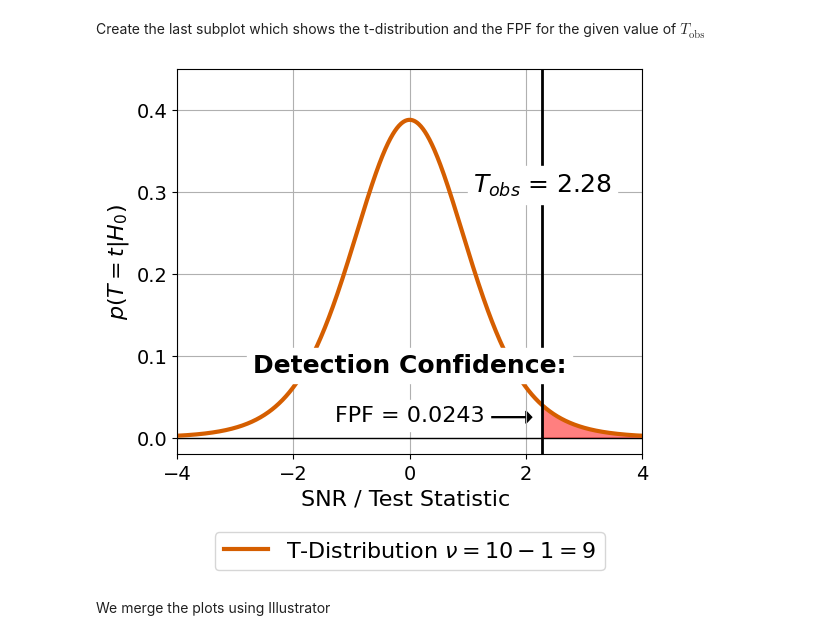
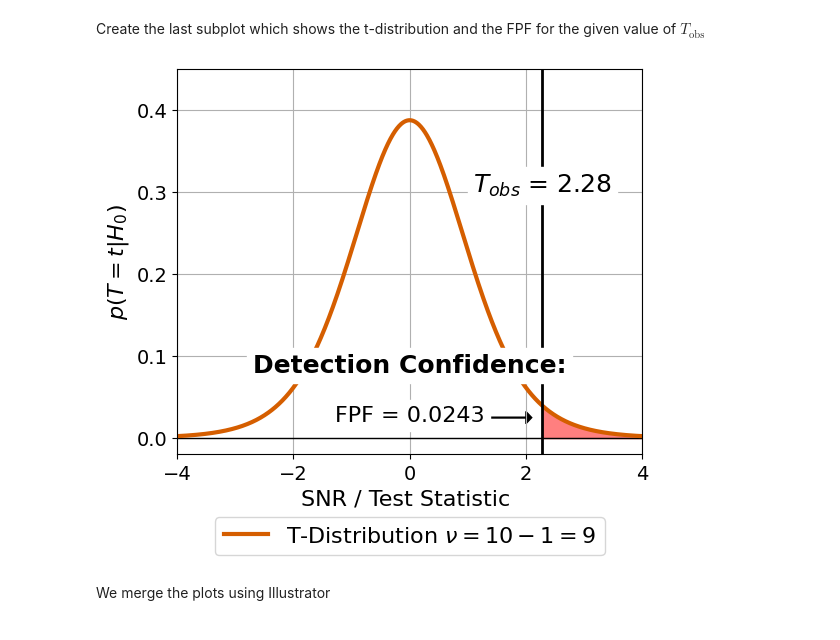
Before and after one commit to markusbonse/applefy, a Jupyter notebook: docs/source/04_apples_with_apples/paper_experiments/01_What_is_a_detection.ipynb, the cells around one changed output. Drawn from its saved outputs; the diff is of its cells as text; code cells hidden in the pictures.

Commit message:
change notation in figures

```diff
--- a/docs/source/04_apples_with_apples/paper_experiments/01_What_is_a_detection.ipynb
+++ b/docs/source/04_apples_with_apples/paper_experiments/01_What_is_a_detection.ipynb
@@ -358,34 +358,34 @@ axis_ttest.text(snr, 0.3, r"$T_{obs}$" + " = {:.2f}".format(snr),
                 bbox=dict(facecolor='white', edgecolor="white"))
 
 
 axis_ttest.text(-0., 0.08, "Detection Confidence:",
                 ha="center", size=18,
                 fontweight="bold",
                 bbox=dict(facecolor='white', edgecolor="white"))
 
 axis_ttest.text(-0., 0.02, "FPF = {:.4f}".format(p_value),
                 ha="center", size=16,
                 bbox=dict(facecolor='white', edgecolor="white"))
 
 axis_ttest.arrow(1.2, 0.025, 0.8, 0., head_width=0.015, head_length=0.1, fc='k', ec='k')
 
 axis_ttest.set_xlim(-4, 4)
 axis_ttest.set_ylim(-0.02, 0.45)
 
 axis_ttest.set_xlabel("SNR / Test Statistic ", fontsize=16)
 axis_ttest.set_ylabel(r"$p(T = t | H_0)$", fontsize=16)
 
 axis_ttest.tick_params(axis='both', which='major', labelsize=14)
 
 axis_ttest.legend(ncol=1,
                   fontsize=16,
                   loc='lower center',
-                  bbox_to_anchor=(0.5, -.33))
+                  bbox_to_anchor=(0.5, -.29))
 
 #fig.patch.set_facecolor('white')
 plt.savefig("./01_03_test.pdf",
             bbox_inches='tight')
 # %% [output]
-[figure, old version]
+[figure, new version]
 # %% [markdown]
 We merge the plots using Illustrator
```
Also changed, not shown: 1 other file.
